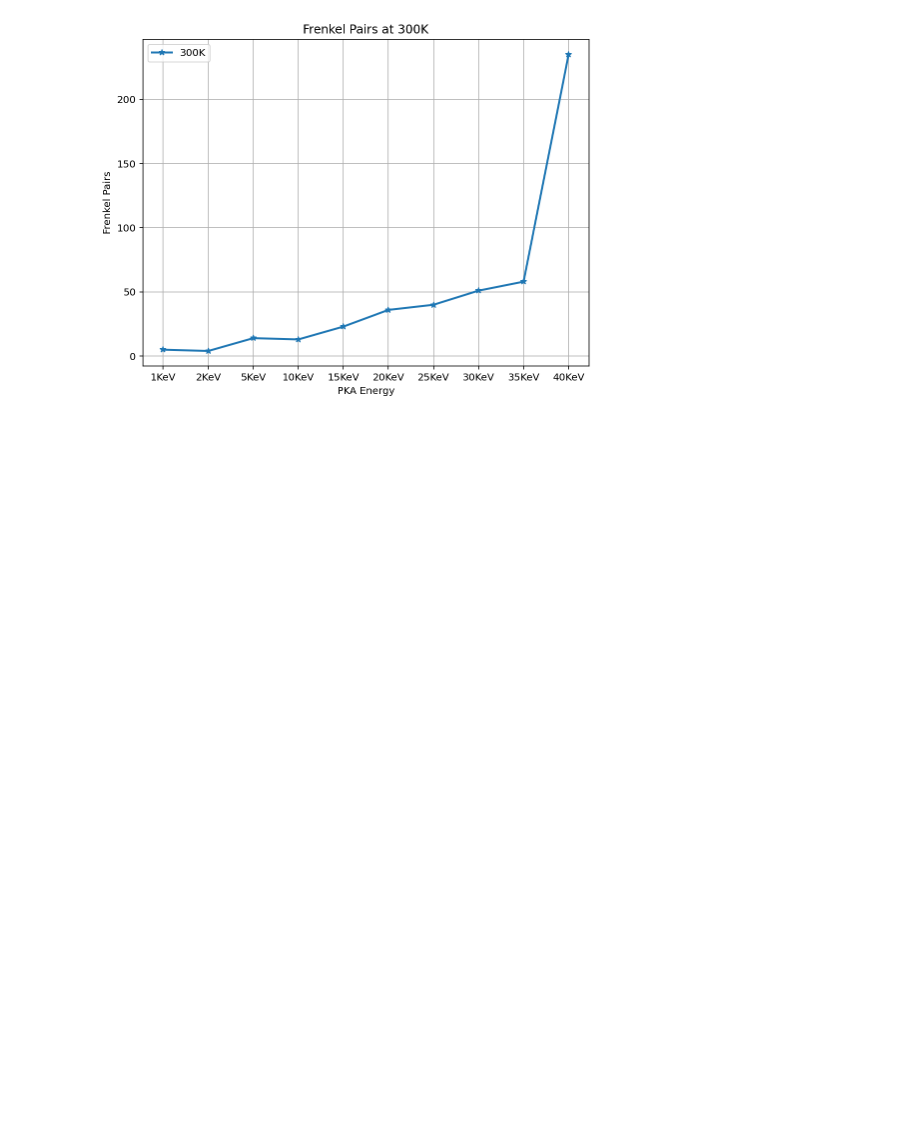
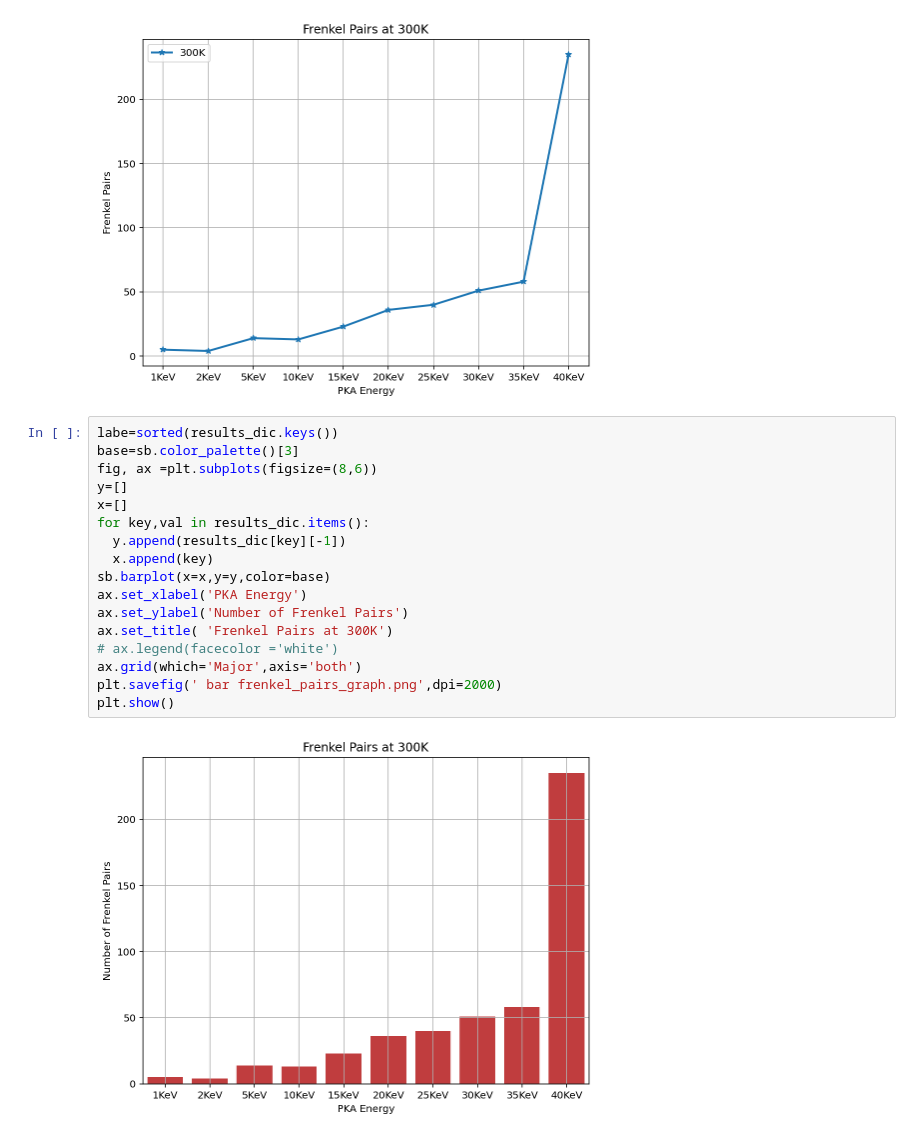
Before and after one commit to dell-datascience/Image_classifier_project, a Jupyter notebook: research.ipynb, the cells around one changed output. Cells and saved outputs as stored; diff of their text form; blank space fills up the shorter version.

```diff
--- a/research.ipynb
+++ b/research.ipynb
@@ -75,5 +70,24 @@ plt.savefig('frenkel_pairs_graph.png',dpi=2000)
 plt.show()
 # %% [output]
 [figure]
+# %%
+labe=sorted(results_dic.keys())
+base=sb.color_palette()[3]
+fig, ax =plt.subplots(figsize=(8,6))
+y=[]
+x=[]
+for key,val in results_dic.items():
+  y.append(results_dic[key][-1])
+  x.append(key)
+sb.barplot(x=x,y=y,color=base)
+ax.set_xlabel('PKA Energy')
+ax.set_ylabel('Number of Frenkel Pairs')
+ax.set_title( 'Frenkel Pairs at 300K')
+# ax.legend(facecolor ='white')
+ax.grid(which='Major',axis='both')
+plt.savefig(' bar frenkel_pairs_graph.png',dpi=2000)
+plt.show()
+# %% [output]
+[figure, added]
 # %%
 dir='/content/drive/MyDrive/research/100_frame_clusters/'
```
Also changed, not shown: parts of 23 cells of this notebook.
